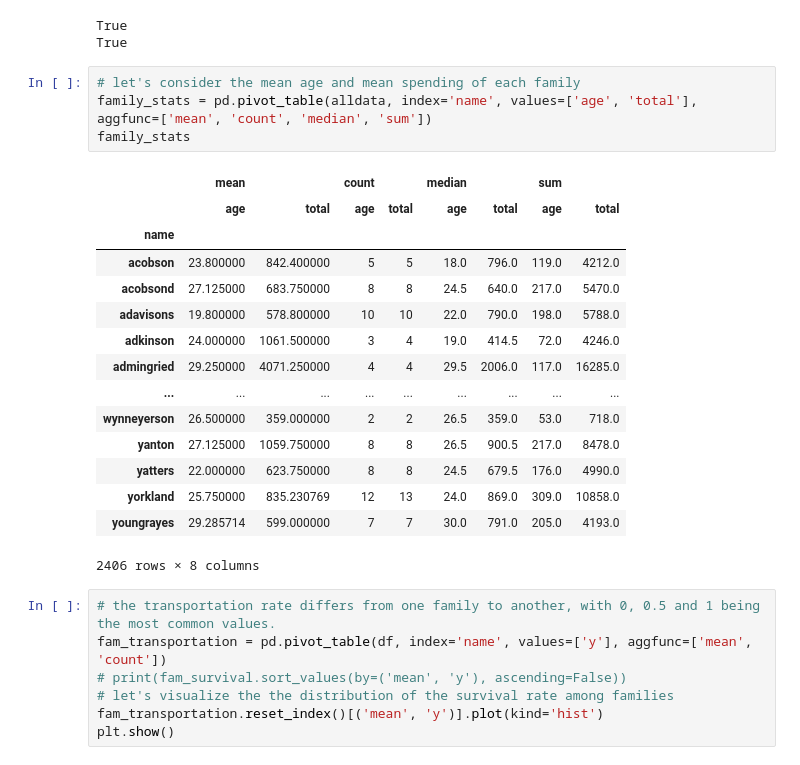
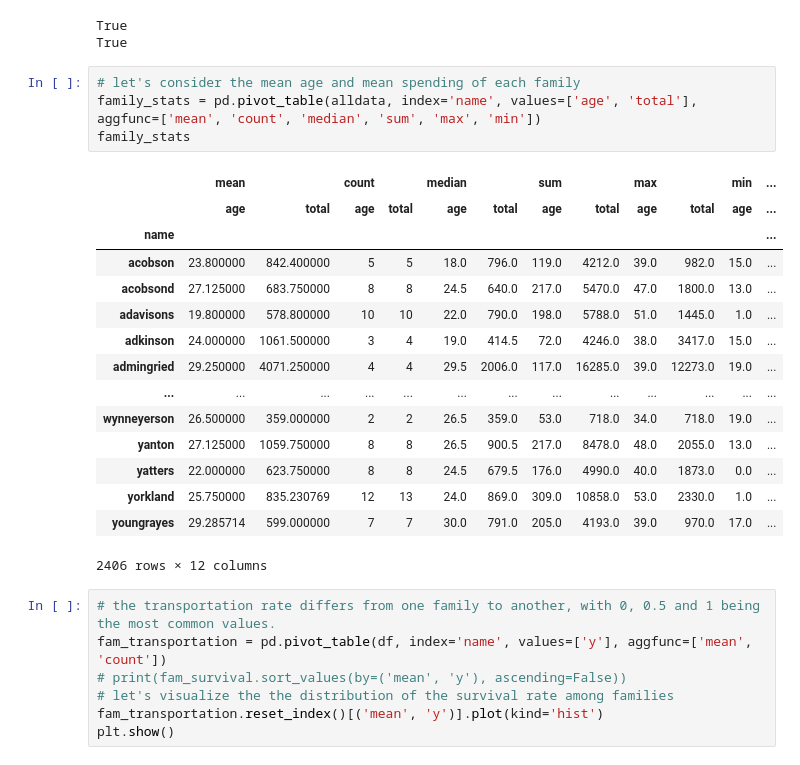
Before and after one commit to ayhem18/My_Kaggle_Repo, a Jupyter notebook: Competitions/SpaceshipTitanic/SST_1.ipynb, the cells around one changed output. Saved outputs shown, nothing was run; the diff lists cells and outputs as text.

```diff
--- a/Competitions/SpaceshipTitanic/SST_1.ipynb
+++ b/Competitions/SpaceshipTitanic/SST_1.ipynb
@@ -906,24 +883,24 @@ True
 True
 # %%
 # let's consider the mean age and mean spending of each family
-family_stats = pd.pivot_table(alldata, index='name', values=['age', 'total'], aggfunc=['mean', 'count', 'median', 'sum'])
+family_stats = pd.pivot_table(alldata, index='name', values=['age', 'total'], aggfunc=['mean', 'count', 'median', 'sum', 'max', 'min'])
 family_stats
 # %% [output]
-|  | mean |  | count |  | median |  | sum |  |
-|  | age | total | age | total | age | total | age | total |
-| name |  |  |  |  |  |  |  |  |
-| acobson | 23.800000 | 842.400000 | 5 | 5 | 18.0 | 796.0 | 119.0 | 4212.0 |
-| acobsond | 27.125000 | 683.750000 | 8 | 8 | 24.5 | 640.0 | 217.0 | 5470.0 |
-| adavisons | 19.800000 | 578.800000 | 10 | 10 | 22.0 | 790.0 | 198.0 | 5788.0 |
-| adkinson | 24.000000 | 1061.500000 | 3 | 4 | 19.0 | 414.5 | 72.0 | 4246.0 |
-| admingried | 29.250000 | 4071.250000 | 4 | 4 | 29.5 | 2006.0 | 117.0 | 16285.0 |
-| ... | ... | ... | ... | ... | ... | ... | ... | ... |
-| wynneyerson | 26.500000 | 359.000000 | 2 | 2 | 26.5 | 359.0 | 53.0 | 718.0 |
-| yanton | 27.125000 | 1059.750000 | 8 | 8 | 26.5 | 900.5 | 217.0 | 8478.0 |
-| yatters | 22.000000 | 623.750000 | 8 | 8 | 24.5 | 679.5 | 176.0 | 4990.0 |
-| yorkland | 25.750000 | 835.230769 | 12 | 13 | 24.0 | 869.0 | 309.0 | 10858.0 |
-| youngrayes | 29.285714 | 599.000000 | 7 | 7 | 30.0 | 791.0 | 205.0 | 4193.0 |
+|  | mean |  | count |  | median |  | sum |  | max |  | min | ... |
+|  | age | total | age | total | age | total | age | total | age | total | age | ... |
+| name |  |  |  |  |  |  |  |  |  |  |  | ... |
+| acobson | 23.800000 | 842.400000 | 5 | 5 | 18.0 | 796.0 | 119.0 | 4212.0 | 39.0 | 982.0 | 15.0 | ... |
+| acobsond | 27.125000 | 683.750000 | 8 | 8 | 24.5 | 640.0 | 217.0 | 5470.0 | 47.0 | 1800.0 | 13.0 | ... |
+| adavisons | 19.800000 | 578.800000 | 10 | 10 | 22.0 | 790.0 | 198.0 | 5788.0 | 51.0 | 1445.0 | 1.0 | ... |
+| adkinson | 24.000000 | 1061.500000 | 3 | 4 | 19.0 | 414.5 | 72.0 | 4246.0 | 38.0 | 3417.0 | 15.0 | ... |
+| admingried | 29.250000 | 4071.250000 | 4 | 4 | 29.5 | 2006.0 | 117.0 | 16285.0 | 39.0 | 12273.0 | 19.0 | ... |
+| ... | ... | ... | ... | ... | ... | ... | ... | ... | ... | ... | ... | ... |
+| wynneyerson | 26.500000 | 359.000000 | 2 | 2 | 26.5 | 359.0 | 53.0 | 718.0 | 34.0 | 718.0 | 19.0 | ... |
+| yanton | 27.125000 | 1059.750000 | 8 | 8 | 26.5 | 900.5 | 217.0 | 8478.0 | 48.0 | 2055.0 | 13.0 | ... |
+| yatters | 22.000000 | 623.750000 | 8 | 8 | 24.5 | 679.5 | 176.0 | 4990.0 | 40.0 | 1873.0 | 0.0 | ... |
+| yorkland | 25.750000 | 835.230769 | 12 | 13 | 24.0 | 869.0 | 309.0 | 10858.0 | 53.0 | 2330.0 | 1.0 | ... |
+| youngrayes | 29.285714 | 599.000000 | 7 | 7 | 30.0 | 791.0 | 205.0 | 4193.0 | 39.0 | 970.0 | 17.0 | ... |
-2406 rows × 8 columns
+2406 rows × 12 columns
 # %%
 # the transportation rate differs from one family to another, with 0, 0.5 and 1 being the most common values.
 fam_transportation = pd.pivot_table(df, index='name', values=['y'], aggfunc=['mean', 'count'])
```
Also changed, not shown: parts of 22 cells of this notebook, 4 other files.
